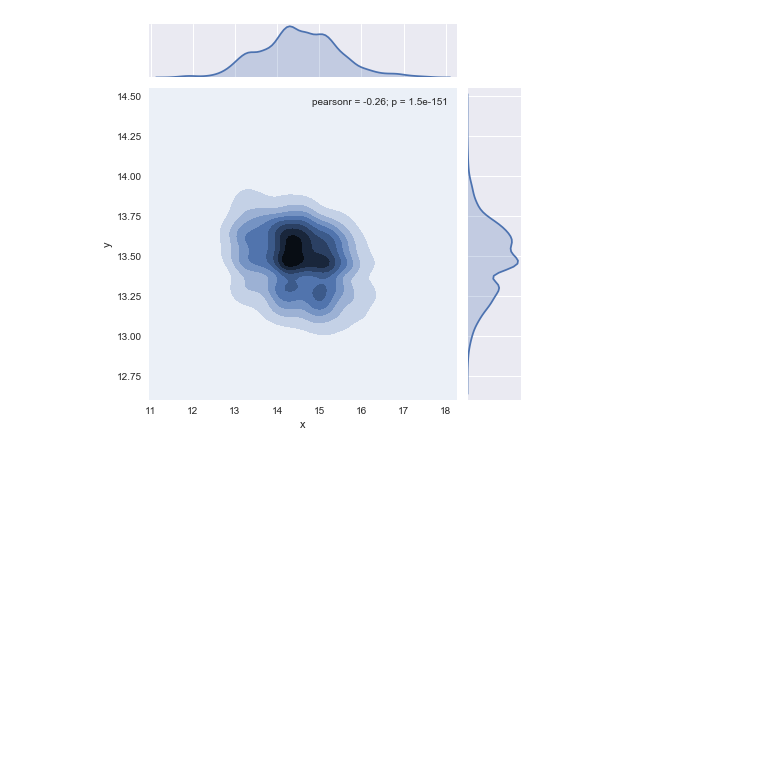
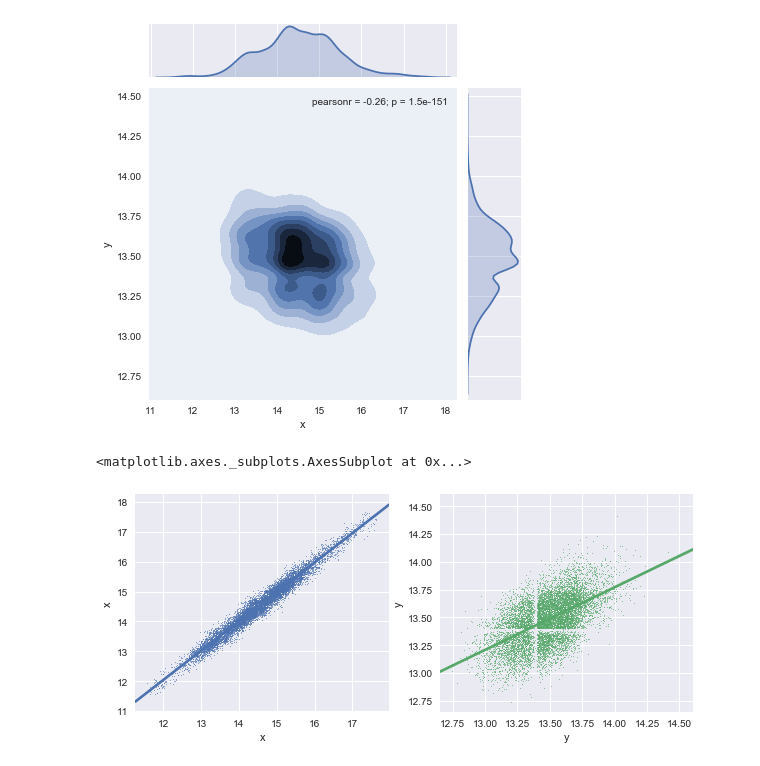
Before and after one commit to jpribyl/advanced-physics-lab-coursework, a Jupyter notebook: lab4/lab4-brownian-motion.ipynb, the cells around one changed output. Cells and saved outputs as stored; diff of their text form; code cells hidden in the pictures; blank space fills up the shorter version.

```diff
--- a/lab4/lab4-brownian-motion.ipynb
+++ b/lab4/lab4-brownian-motion.ipynb
@@ -33,3 +40,16 @@ sbn.jointplot(x, y, kind='kde')
 # %% [output]
 <seaborn.axisgrid.JointGrid at 0x...>
 [figure]
+# %%
+n = 4
+xi = x[:-n]
+xin = x[n:]
+yi = y[:-n]
+yin = y[n:]
+fig, (ax1, ax2) = plt.subplots(1, 2)
+fig.set_figwidth(10)
+sns.regplot(xin, xi, scatter_kws={"s":1}, ax=ax1)
+sns.regplot(yin, yi, scatter_kws={"s":1}, ax=ax2)
+# %% [output]
+<matplotlib.axes._subplots.AxesSubplot at 0x...>
+[figure, added]
```
Also changed, not shown: parts of 20 cells of this notebook, 5 other files.
